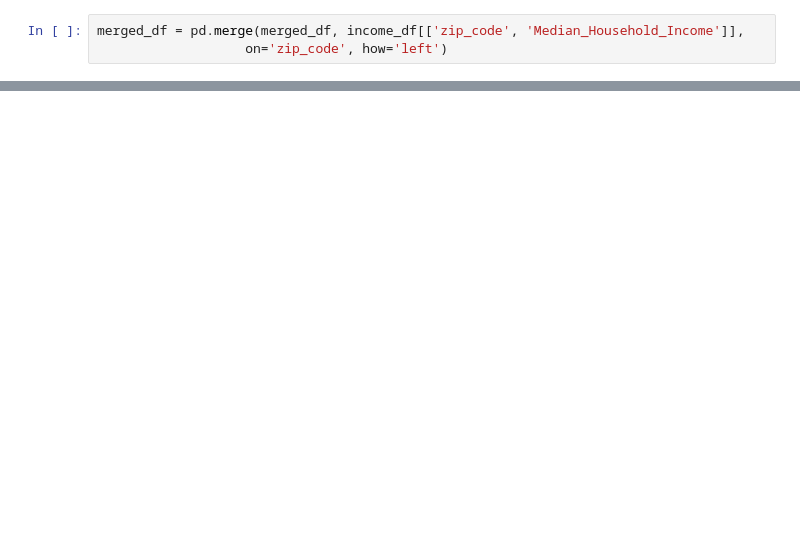
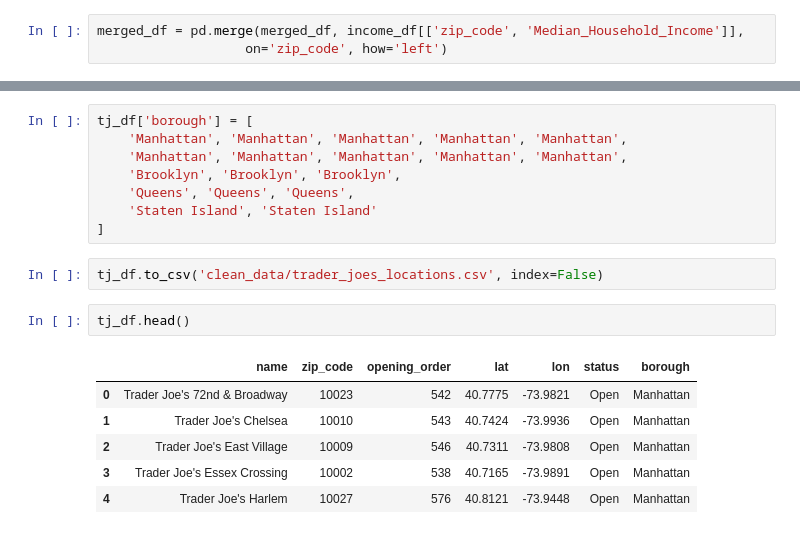
Before and after one commit to AprilQx/data_science_project, a Jupyter notebook: notebooks/feature_engineering.ipynb, the cells around one changed output, grey strips where cells are left out. Cells and saved outputs as stored; diff of their text form; blank space fills up the shorter version.

```diff
--- a/notebooks/feature_engineering.ipynb
+++ b/notebooks/feature_engineering.ipynb
@@ -255,0 +554,19 @@ merged_df.to_csv('clean_data/merged_data.csv', index=False)
+# %%
+tj_df['borough'] = [
+    'Manhattan', 'Manhattan', 'Manhattan', 'Manhattan', 'Manhattan',
+    'Manhattan', 'Manhattan', 'Manhattan', 'Manhattan', 'Manhattan',
+    'Brooklyn', 'Brooklyn', 'Brooklyn',
+    'Queens', 'Queens', 'Queens',
+    'Staten Island', 'Staten Island'
+]
+# %%
+tj_df.to_csv('clean_data/trader_joes_locations.csv', index=False)
+# %%
+tj_df.head()
+# %% [output]
+|  | name | zip_code | opening_order | lat | lon | status | borough |
+| 0 | Trader Joe's 72nd & Broadway | 10023 | 542 | 40.7775 | -73.9821 | Open | Manhattan |
+| 1 | Trader Joe's Chelsea | 10010 | 543 | 40.7424 | -73.9936 | Open | Manhattan |
+| 2 | Trader Joe's East Village | 10009 | 546 | 40.7311 | -73.9808 | Open | Manhattan |
+| 3 | Trader Joe's Essex Crossing | 10002 | 538 | 40.7165 | -73.9891 | Open | Manhattan |
+| 4 | Trader Joe's Harlem | 10027 | 576 | 40.8121 | -73.9448 | Open | Manhattan |
```
Also changed, not shown: parts of 43 cells of this notebook, 23 other files.
